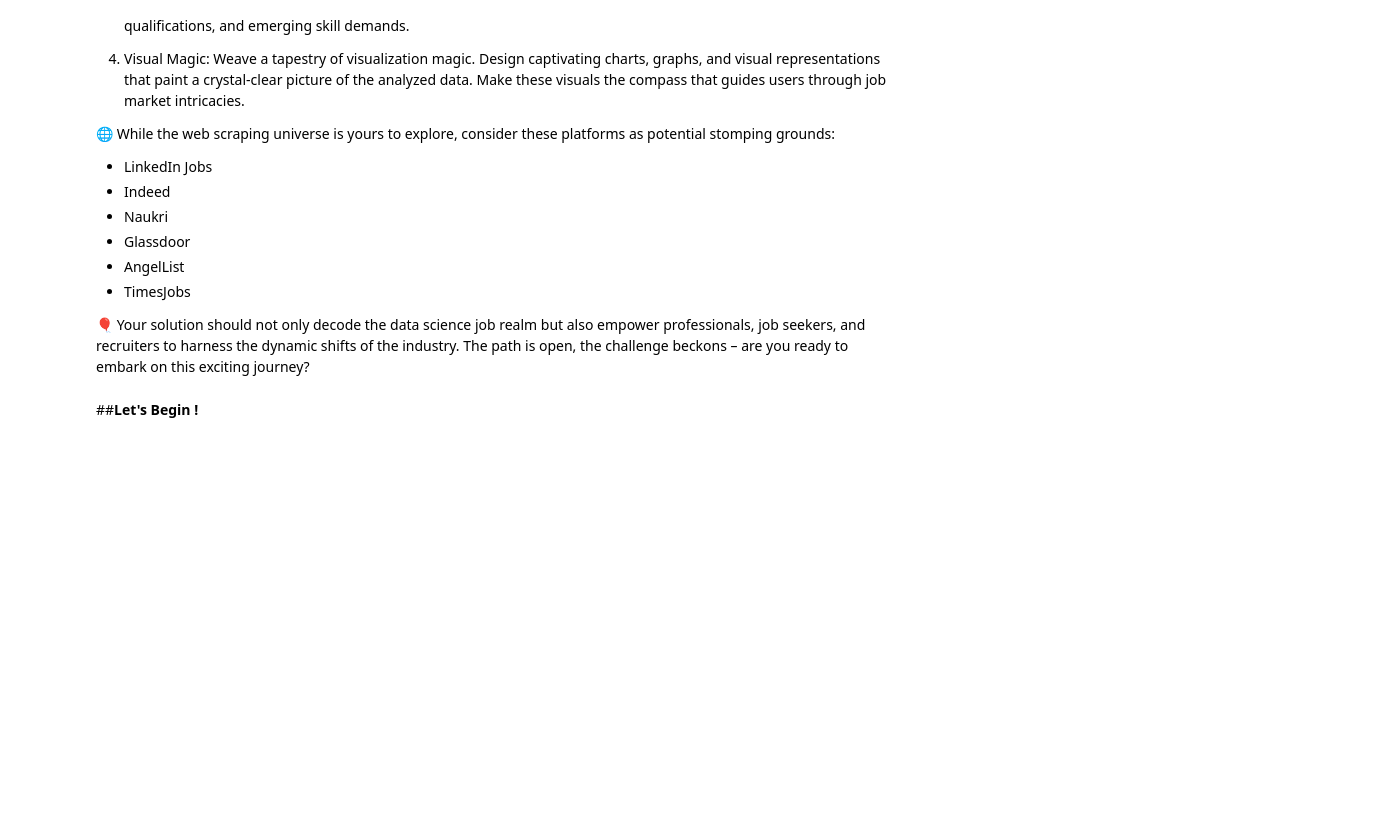
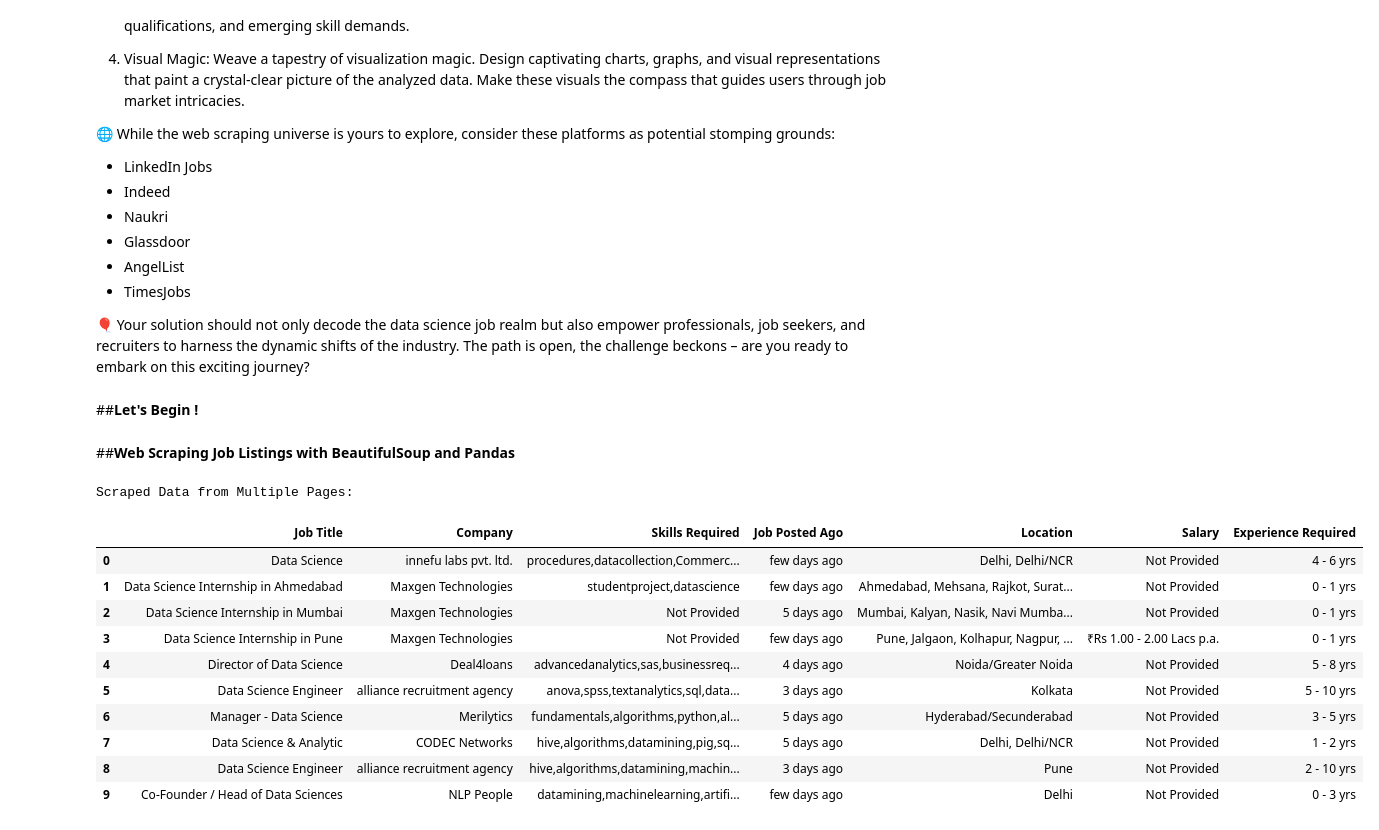
Before and after one commit to rohitpaul09/Web-Scraping-Data-Science-Job-Listings, a Jupyter notebook: Web_Scraping_Job_Listings.ipynb, the cells around one changed output. Cells and saved outputs as stored; diff of their text form; code cells hidden in the pictures; blank space fills up the shorter version.

```diff
--- a/Web_Scraping_Job_Listings.ipynb
+++ b/Web_Scraping_Job_Listings.ipynb
@@ -39,3 +51,5 @@
 🎈 Your solution should not only decode the data science job realm but also empower professionals, job seekers, and recruiters to harness the dynamic shifts of the industry. The path is open, the challenge beckons – are you ready to embark on this exciting journey?
 # %% [markdown]
 ##**Let's Begin !**
+# %% [markdown]
+##**Web Scraping Job Listings with BeautifulSoup and Pandas**
@@ -41,0 +121,17 @@
+# %%
+# Display the head of the DataFrame with data from multiple pages
+print('Scraped Data from Multiple Pages:')
+df.head(10)
+# %% [output]
+Scraped Data from Multiple Pages:
+|  | Job Title | Company | Skills Required | Job Posted Ago | Location | Salary | Experience Required |
+| 0 | Data Science | innefu labs pvt. ltd. | procedures,datacollection,Commerc... | few days ago | Delhi, Delhi/NCR | Not Provided | 4 - 6 yrs |
+| 1 | Data Science Internship in Ahmedabad | Maxgen Technologies | studentproject,datascience | few days ago | Ahmedabad, Mehsana, Rajkot, Surat... | Not Provided | 0 - 1 yrs |
+| 2 | Data Science Internship in Mumbai | Maxgen Technologies | Not Provided | 5 days ago | Mumbai, Kalyan, Nasik, Navi Mumba... | Not Provided | 0 - 1 yrs |
+| 3 | Data Science Internship in Pune | Maxgen Technologies | Not Provided | few days ago | Pune, Jalgaon, Kolhapur, Nagpur, ... | ₹Rs 1.00 - 2.00 Lacs p.a. | 0 - 1 yrs |
+| 4 | Director of Data Science | Deal4loans | advancedanalytics,sas,businessreq... | 4 days ago | Noida/Greater Noida | Not Provided | 5 - 8 yrs |
+| 5 | Data Science Engineer | alliance recruitment agency | anova,spss,textanalytics,sql,data... | 3 days ago | Kolkata | Not Provided | 5 - 10 yrs |
+| 6 | Manager - Data Science | Merilytics | fundamentals,algorithms,python,al... | 5 days ago | Hyderabad/Secunderabad | Not Provided | 3 - 5 yrs |
+| 7 | Data Science & Analytic | CODEC Networks | hive,algorithms,datamining,pig,sq... | 5 days ago | Delhi, Delhi/NCR | Not Provided | 1 - 2 yrs |
+| 8 | Data Science Engineer | alliance recruitment agency | hive,algorithms,datamining,machin... | 3 days ago | Pune | Not Provided | 2 - 10 yrs |
+| 9 | Co-Founder / Head of Data Sciences | NLP People | datamining,machinelearning,artifi... | few days ago | Delhi | Not Provided | 0 - 3 yrs |
```
Also changed, not shown: parts of 5 cells of this notebook.
